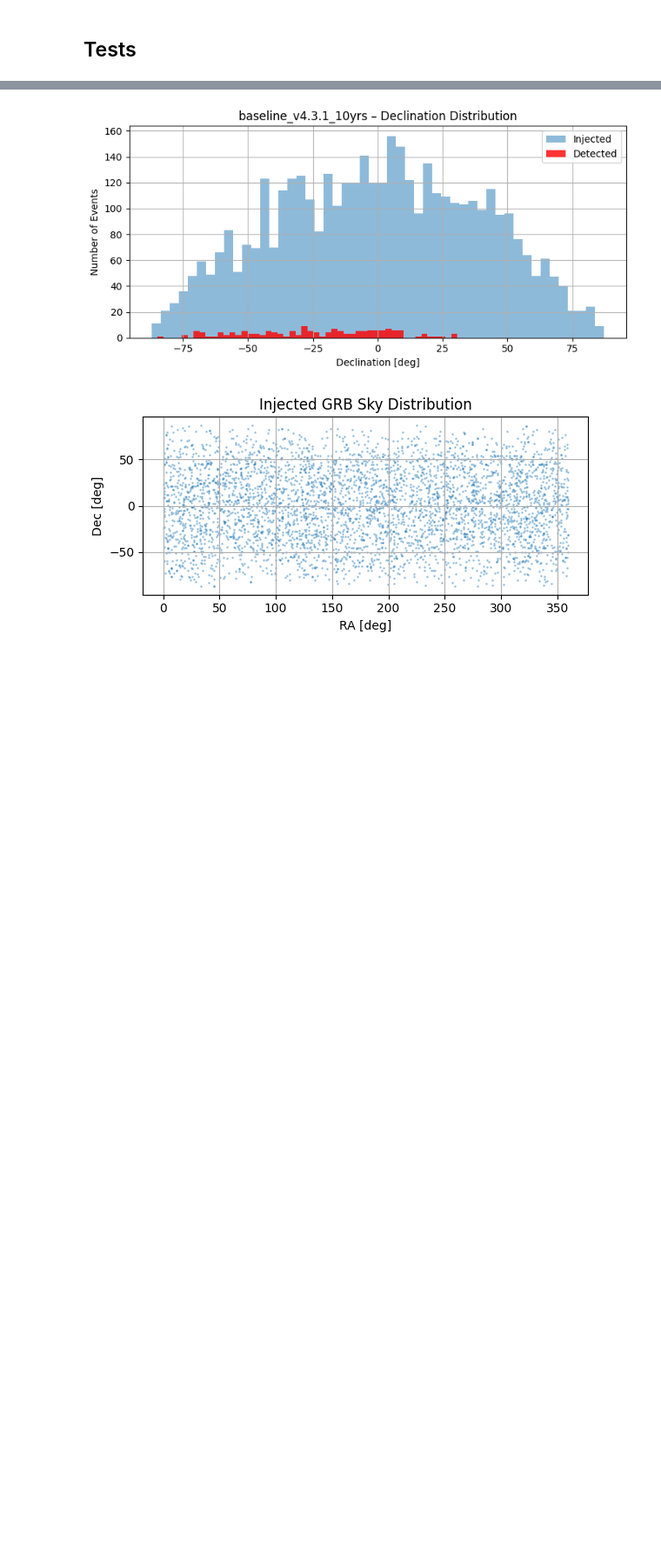
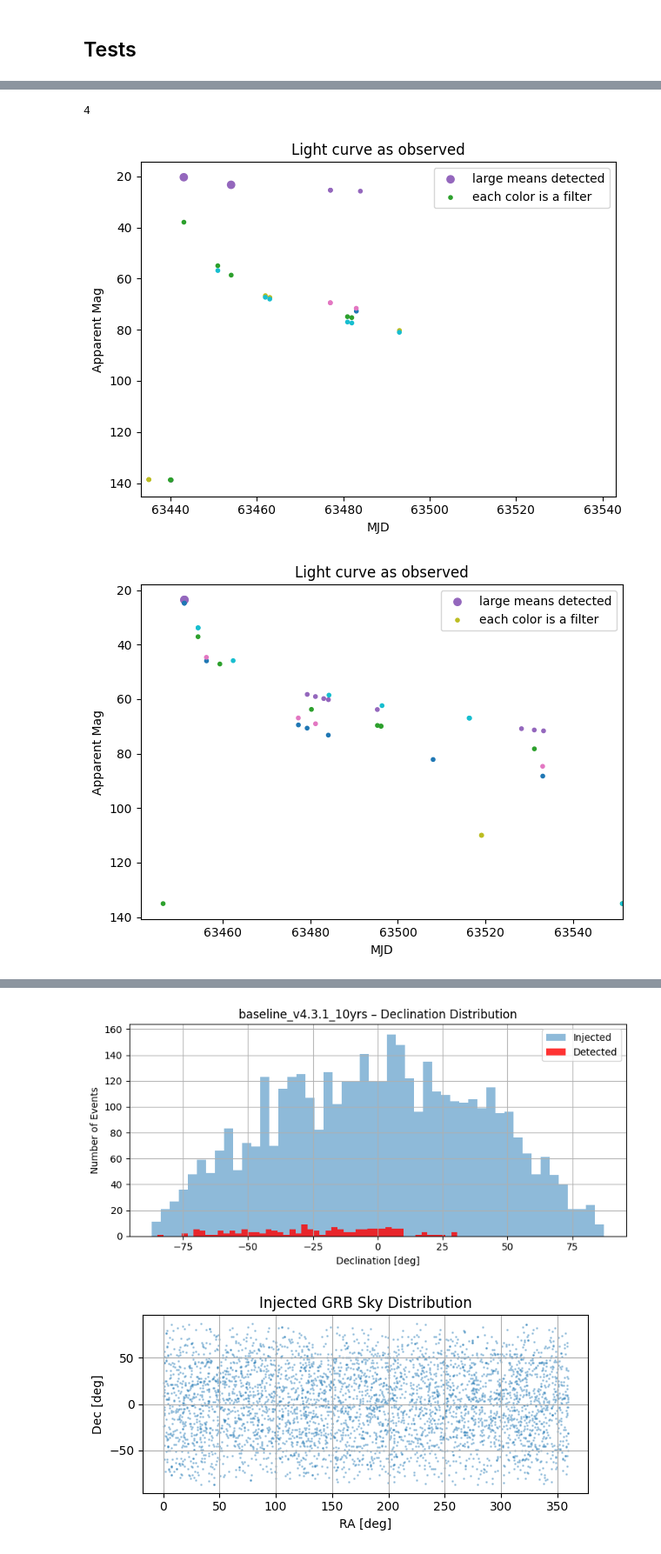
Before and after one commit to andra104/Multi_Transient_Metrics_Hub, a Jupyter notebook: GRBafterglows/working_local_fixedpop_GRBafterglows_script.ipynb, the cells around one changed output, grey strips where cells are left out. Shown at 87% size. Saved outputs shown, nothing was run; the diff lists cells and outputs as text; code cells hidden in the pictures; blank space fills up the shorter version.

```diff
--- a/GRBafterglows/working_local_fixedpop_GRBafterglows_script.ipynb
+++ b/GRBafterglows/working_local_fixedpop_GRBafterglows_script.ipynb
@@ -462,0 +490,43 @@ Loaded GRB afterglow templates from GRBAfterglow_templates.pkl
+# %%
+def plot_observed_light_curve(row):
+    unique_filters = np.unique(row['filter'])
+    colors = plt.cm.tab10(np.linspace(0, 1, len(unique_filters)))
+    filter_to_color = dict(zip(unique_filters, colors))
+    color_array = np.array([filter_to_color[f] for f in row['filter']])
+
+
+    snr_obs_mask = row['snr_obs'] > 3  # Can change threshold here
+    snr_to_marker = {False: '.', True: 'o'}
+
+    # plt.figure(figsize=(10, 6))
+
+    # Loop over each filter and SNR condition
+    for snr_cond in [True, False]:
+            mask = (snr_obs_mask == snr_cond)
+            if np.any(mask):  # Only plot if there are matching points
+                plt.scatter(
+                    row['mjd_obs'][mask],
+                    row['mag_obs'][mask],
+                    c=color_array[mask],
+                    marker=snr_to_marker[snr_cond]
+                )
+
+    plt.xlim(row['peak_mjd'] - 10, row['peak_mjd'] + 100)
+    plt.gca().invert_yaxis()
+    plt.xlabel("MJD")
+    plt.ylabel("Apparent Mag")
+    plt.title("Light curve as observed")
+    plt.legend(["large means detected",
+                "each color is a filter"])
+    plt.tight_layout()
+    plt.show()
+# %%
+detected_df = df_obs_arr[df_obs_arr['detected']==True]
+print(len(detected_df))
+
+for i, row in detected_df.iterrows():
+    plot_observed_light_curve(row)
+# %% [output]
+4
+[figure, added]
+[figure, added]
```
Also changed, not shown: parts of 15 cells of this notebook, 1 other file.
